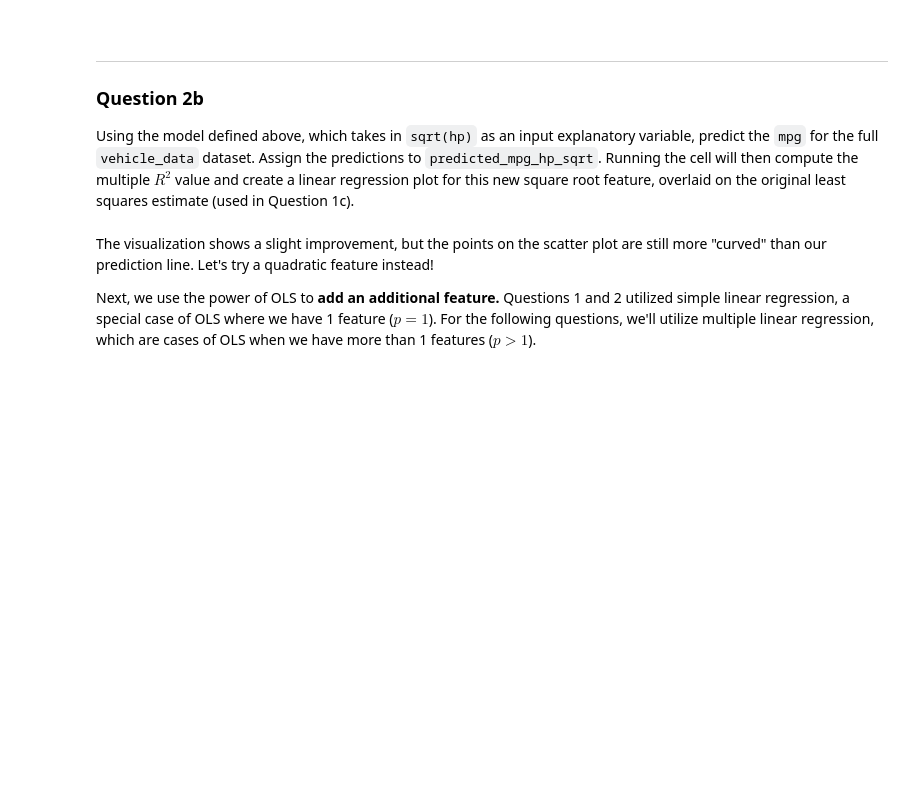
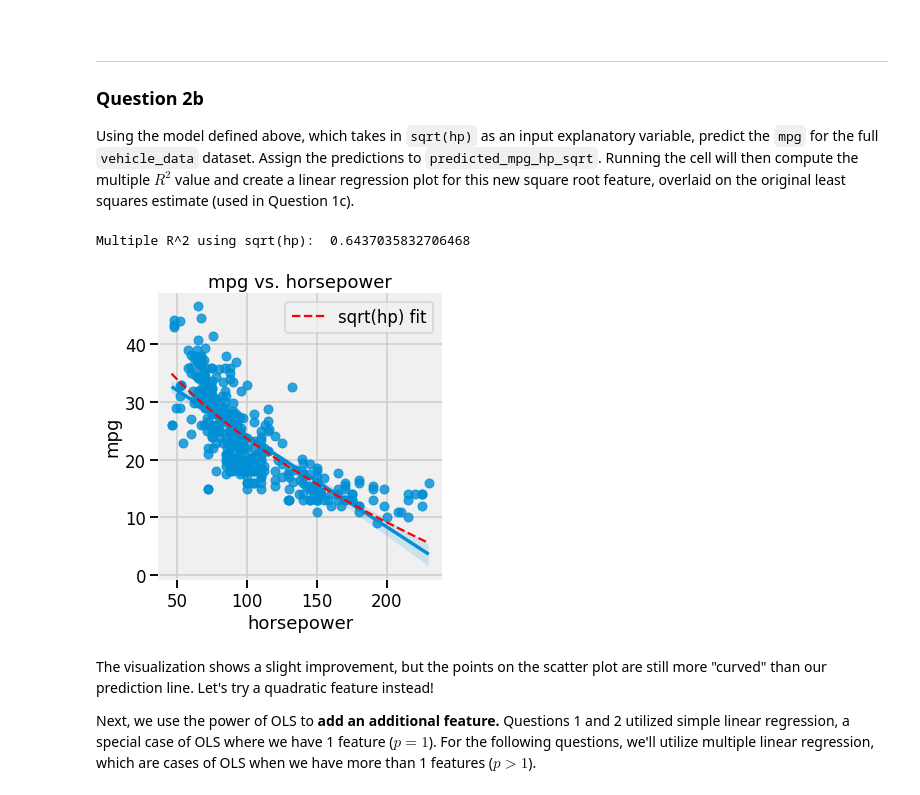
Before and after one commit to Alan-Heoooh/STAT471, a Jupyter notebook: Lab/lab6/exercise/lab6.ipynb, the cells around one changed output. Saved outputs shown, nothing was run; the diff lists cells and outputs as text; code cells hidden in the pictures; blank space fills up the shorter version.

```diff
--- a/Lab/lab6/exercise/lab6.ipynb
+++ b/Lab/lab6/exercise/lab6.ipynb
@@ -267,17 +307,20 @@ model.predict(single_datapoint)
 
 Using the model defined above, which takes in `sqrt(hp)` as an input explanatory variable, predict the `mpg` for the full `vehicle_data` dataset. Assign the predictions to `predicted_mpg_hp_sqrt`. Running the cell will then compute the multiple $R^2$ value and create a linear regression plot for this new square root feature, overlaid on the original least squares estimate (used in Question 1c).
 # %%
-predicted_mpg_hp_sqrt = ...
+predicted_mpg_hp_sqrt = model.predict(vehicle_data[['sqrt(hp)']])
 
 # Do not modify below this line.
 r2_hp_sqrt = np.var(predicted_mpg_hp_sqrt) / np.var(vehicle_data['mpg'])
 print('Multiple R^2 using sqrt(hp): ', r2_hp_sqrt)
 
 sns.lmplot(x = 'horsepower', y = 'mpg', data = vehicle_data)
 plt.plot(vehicle_data['horsepower'],  predicted_mpg_hp_sqrt,
          color = 'r', linestyle='--', label='sqrt(hp) fit');
 plt.title("mpg vs. horsepower")
 plt.legend();
+# %% [output]
+Multiple R^2 using sqrt(hp):  0.6437035832706468
+[figure, added]
 # %% [markdown]
 <!-- END QUESTION -->
 
```
Also changed, not shown: parts of 48 cells of this notebook, 2 other files.
